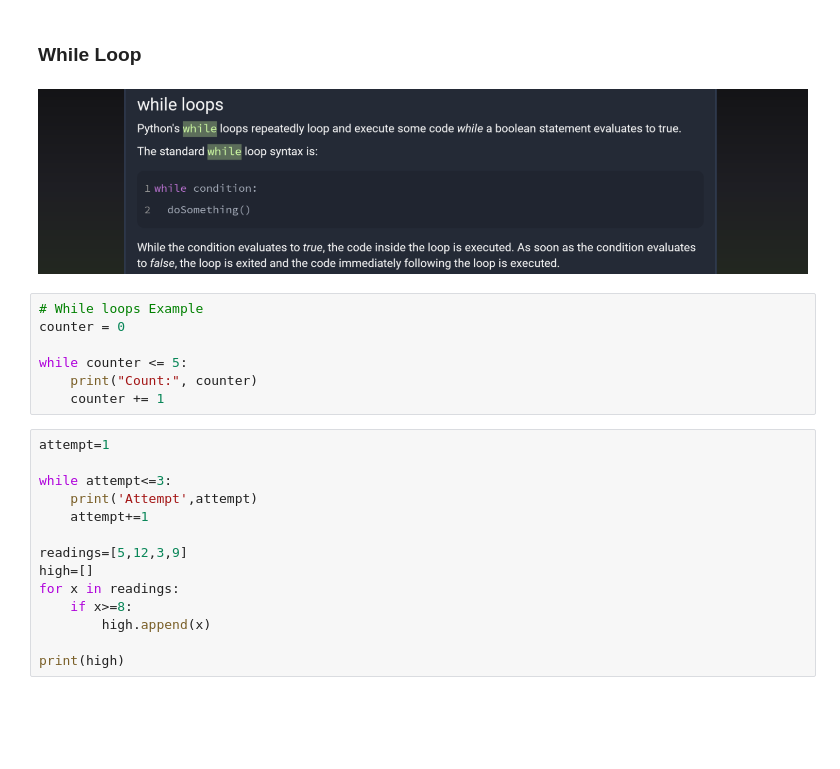
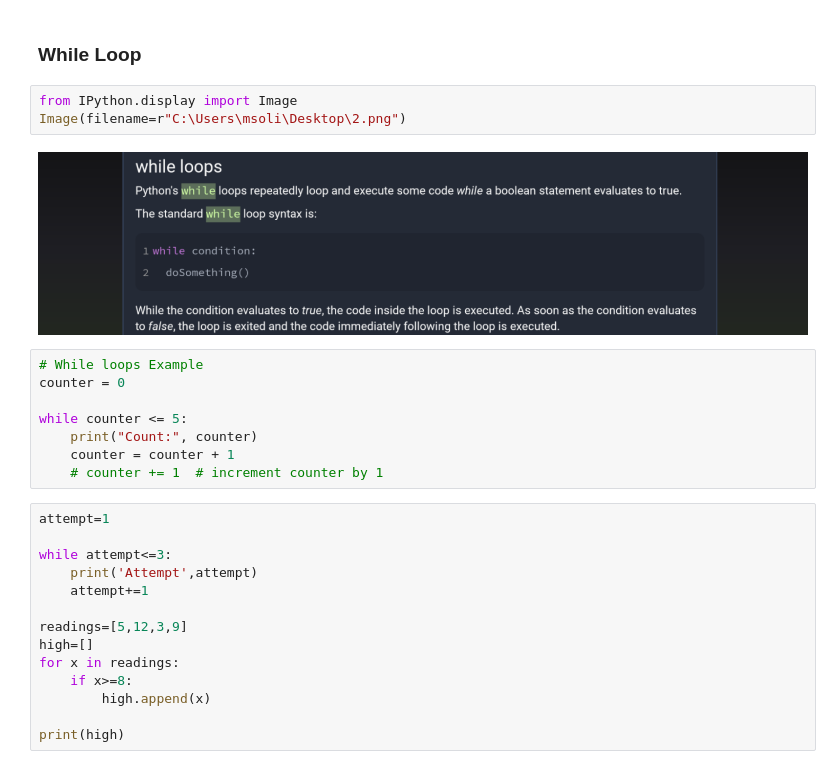
Before and after one commit to Soliman2020/python_48h_notebooks, a Jupyter notebook: Session_04_Repetition_Loops_Processing_Records.ipynb, the cells around one changed output. Drawn from its saved outputs; the diff is of its cells as text; blank space fills up the shorter version.

```diff
--- a/Session_04_Repetition_Loops_Processing_Records.ipynb
+++ b/Session_04_Repetition_Loops_Processing_Records.ipynb
@@ -110,15 +115,19 @@ A `while` loop keeps running while its condition is true. Always update the vari
 **Predict → run → change:** Before running the next code cell, explain what it should print. Next, change **one** value and observe the result.
 # %% [markdown]
 ### While Loop
-# %% [markdown]
-![image.png](attachment:image.png)
+# %%
+from IPython.display import Image
+Image(filename=r"C:\Users\msoli\Desktop\2.png")
+# %% [output]
+[figure, added]
 # %%
 # While loops Example
 counter = 0
 
 while counter <= 5:
     print("Count:", counter)
-    counter += 1
+    counter = counter + 1
+    # counter += 1  # increment counter by 1
 # %%
 attempt=1
 
```
Also changed, not shown: parts of 5 cells of this notebook.
